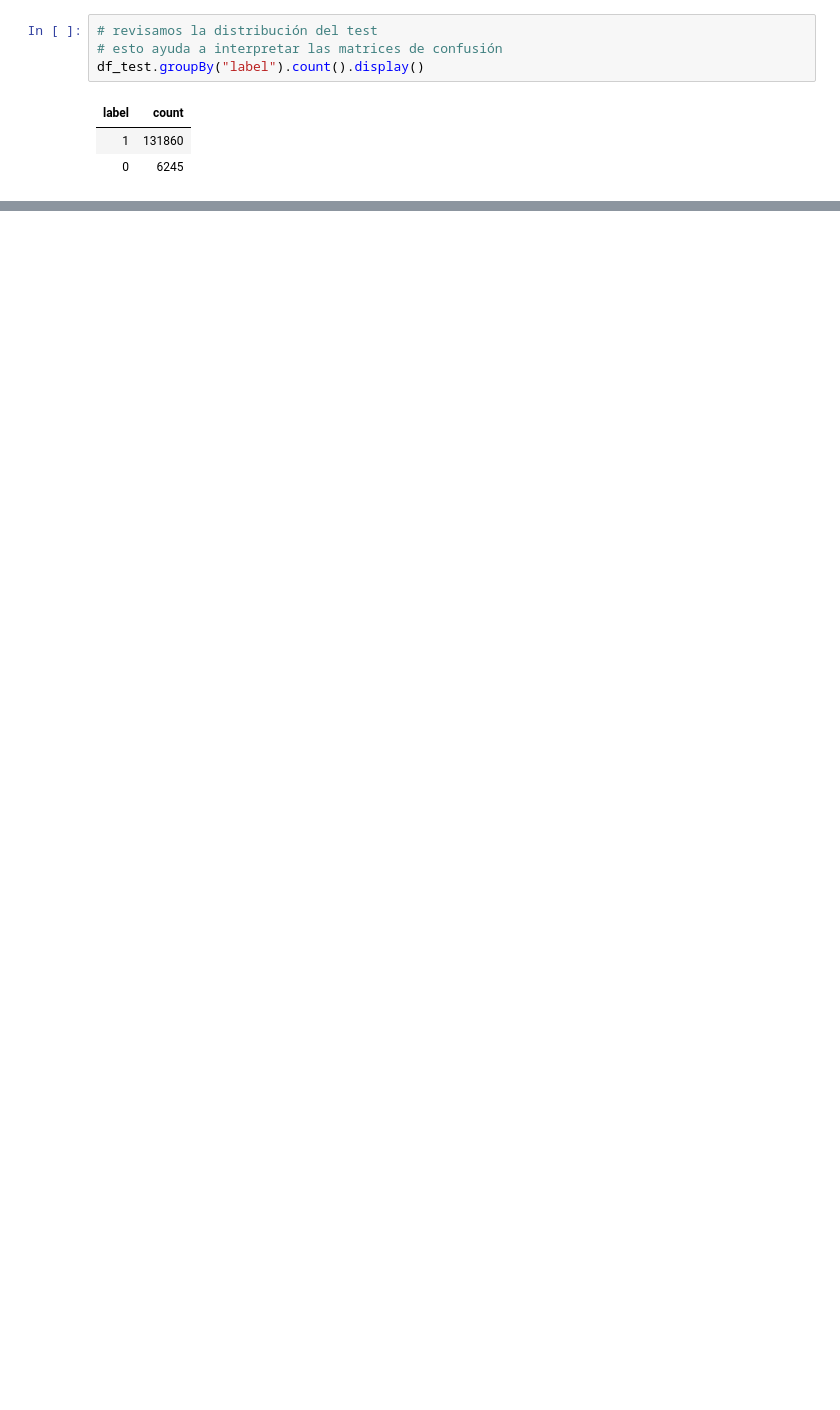
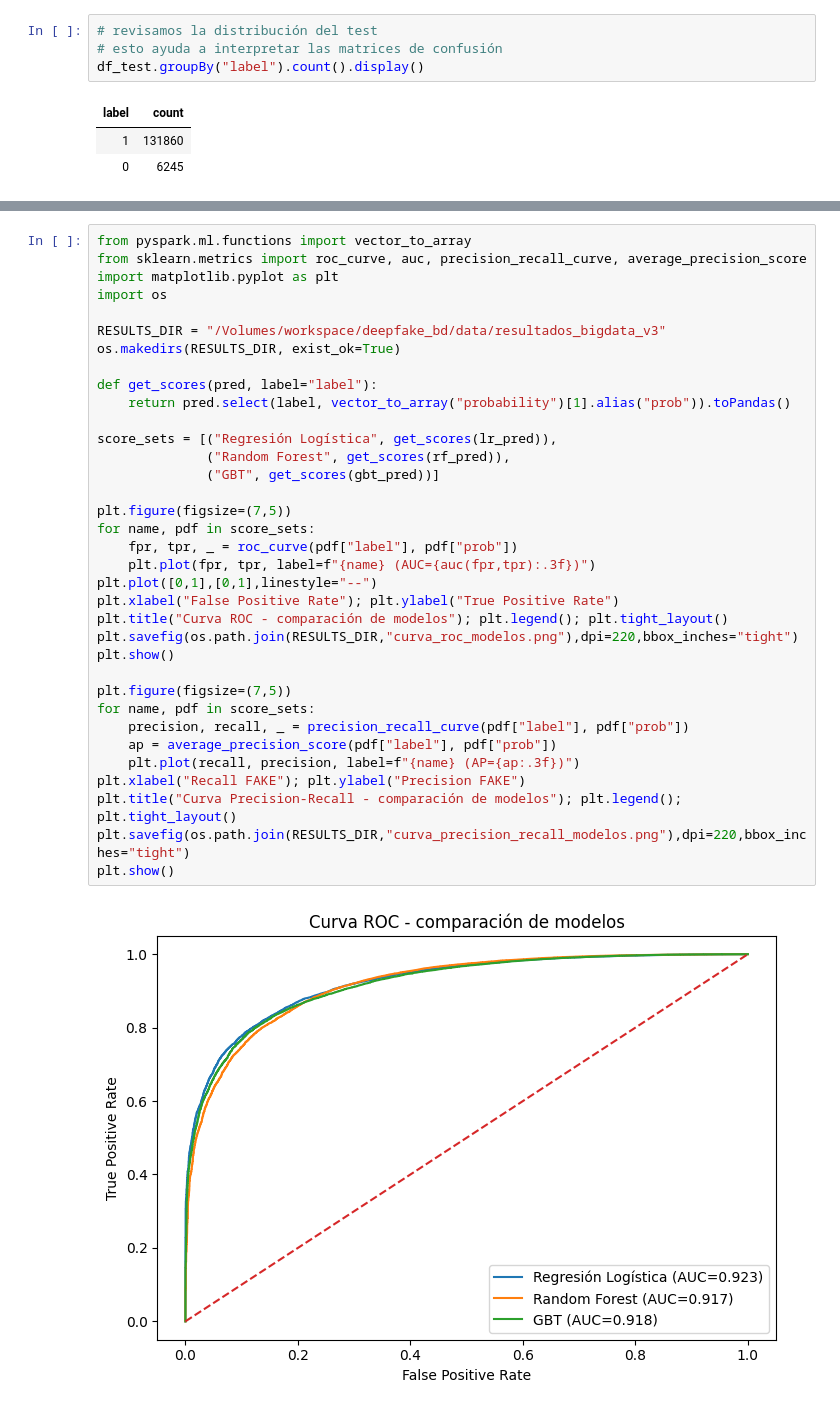
Before and after one commit to mariana-2302/deepfake-voice-detection_G4_BDA, a Jupyter notebook: Grupo4-BDA-Parcial-Codigo.ipynb, the cells around one changed output, grey strips where cells are left out. Cells and saved outputs as stored; diff of their text form; blank space fills up the shorter version.

```diff
--- a/Grupo4-BDA-Parcial-Codigo.ipynb
+++ b/Grupo4-BDA-Parcial-Codigo.ipynb
@@ -350,0 +1133,37 @@ plt.show()
+# %%
+from pyspark.ml.functions import vector_to_array
+from sklearn.metrics import roc_curve, auc, precision_recall_curve, average_precision_score
+import matplotlib.pyplot as plt
+import os
+
+RESULTS_DIR = "/Volumes/workspace/deepfake_bd/data/resultados_bigdata_v3"
+os.makedirs(RESULTS_DIR, exist_ok=True)
+
+def get_scores(pred, label="label"):
+    return pred.select(label, vector_to_array("probability")[1].alias("prob")).toPandas()
+
+score_sets = [("Regresión Logística", get_scores(lr_pred)),
+              ("Random Forest", get_scores(rf_pred)),
+              ("GBT", get_scores(gbt_pred))]
+
+plt.figure(figsize=(7,5))
+for name, pdf in score_sets:
+    fpr, tpr, _ = roc_curve(pdf["label"], pdf["prob"])
+    plt.plot(fpr, tpr, label=f"{name} (AUC={auc(fpr,tpr):.3f})")
+plt.plot([0,1],[0,1],linestyle="--")
+plt.xlabel("False Positive Rate"); plt.ylabel("True Positive Rate")
+plt.title("Curva ROC - comparación de modelos"); plt.legend(); plt.tight_layout()
+plt.savefig(os.path.join(RESULTS_DIR,"curva_roc_modelos.png"),dpi=220,bbox_inches="tight")
+plt.show()
+
+plt.figure(figsize=(7,5))
+for name, pdf in score_sets:
+    precision, recall, _ = precision_recall_curve(pdf["label"], pdf["prob"])
+    ap = average_precision_score(pdf["label"], pdf["prob"])
+    plt.plot(recall, precision, label=f"{name} (AP={ap:.3f})")
+plt.xlabel("Recall FAKE"); plt.ylabel("Precision FAKE")
+plt.title("Curva Precision-Recall - comparación de modelos"); plt.legend(); plt.tight_layout()
+plt.savefig(os.path.join(RESULTS_DIR,"curva_precision_recall_modelos.png"),dpi=220,bbox_inches="tight")
+plt.show()
+# %% [output]
+[figure, added]
```
Also changed, not shown: parts of 66 cells of this notebook.
